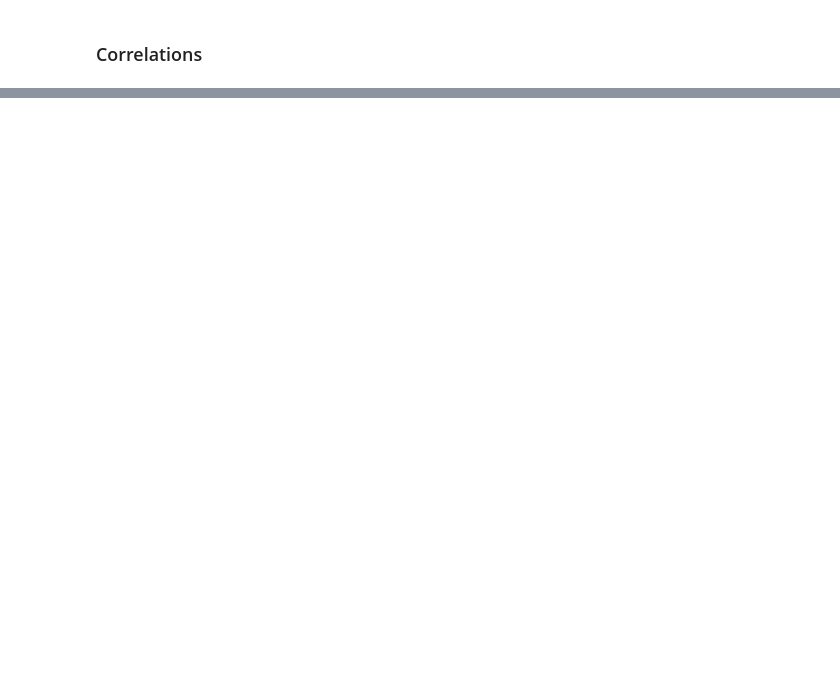
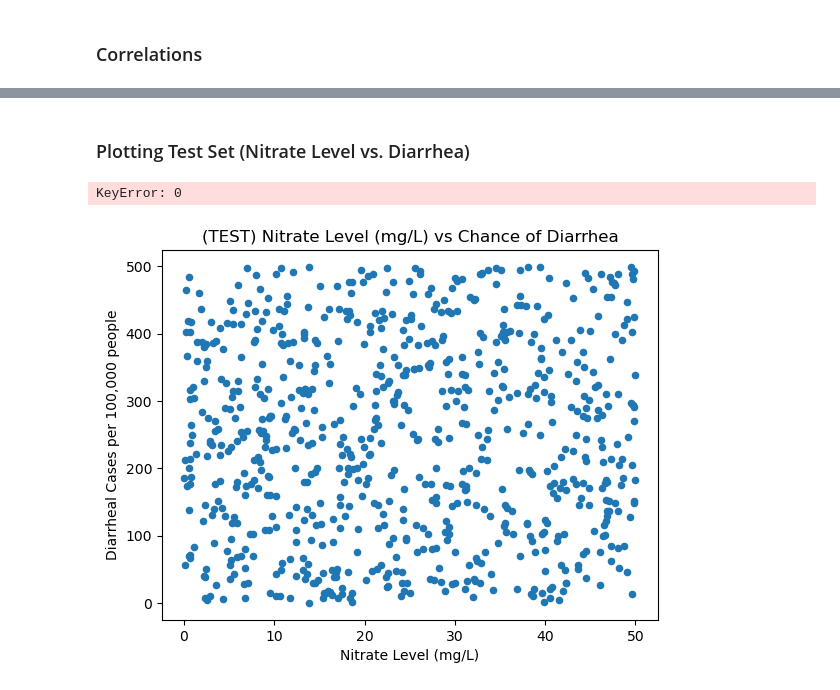
Before and after one commit to shuajo-267/cse-2600-final, a Jupyter notebook: final_project/water_pollution_lr.ipynb, the cells around one changed output, grey strips where cells are left out. Saved outputs shown, nothing was run; the diff lists cells and outputs as text; code cells hidden in the pictures; blank space fills up the shorter version.

```diff
--- a/final_project/water_pollution_lr.ipynb
+++ b/final_project/water_pollution_lr.ipynb
@@ -199,0 +317,13 @@ ValueError: Pandas data cast to numpy dtype of object. Check input data with np.
+# %% [markdown]
+### Plotting Test Set (Nitrate Level vs. Diarrhea)
+# %%
+ax = Test.plot.scatter('Nitrate Level (mg/L)', 'Diarrheal Cases per 100,000 people')
+ax.set_title("(TEST) Nitrate Level (mg/L) vs Chance of Diarrhea")
+abline(ax,
+       results_lr.params[0],
+       results_lr.params[1],
+       'r--',
+       linewidth=3)
+# %% [output]
+KeyError: 0
+[figure, added]
```
Also changed, not shown: parts of 24 cells of this notebook, 5 other files.
